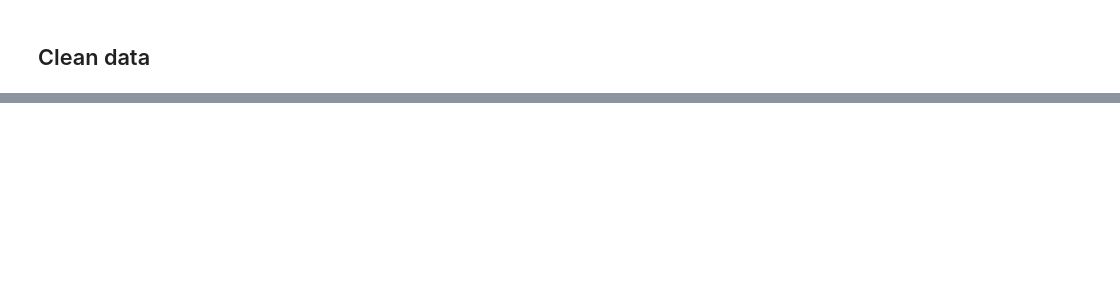
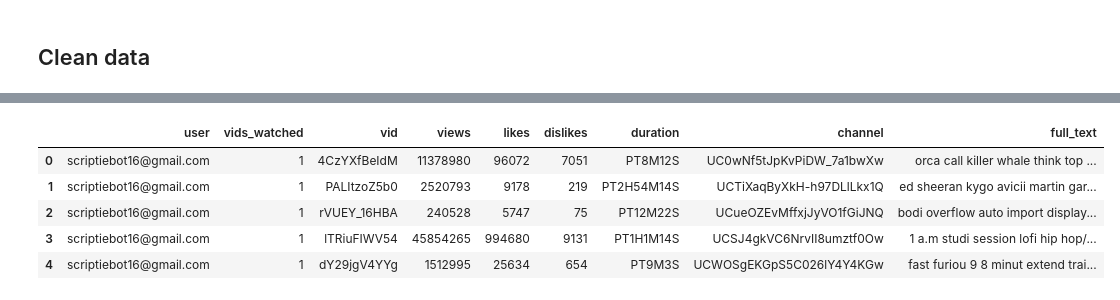
Before and after one commit to Roan-Schellingerhout/YouTube_conspiracy_paper, a Jupyter notebook: Results/Results recommendations.ipynb, the cells around one changed output, grey strips where cells are left out. Drawn from its saved outputs; the diff is of its cells as text; code cells hidden in the pictures; blank space fills up the shorter version.

```diff
--- a/Results/Results recommendations.ipynb
+++ b/Results/Results recommendations.ipynb
@@ -163,7 +182,10 @@ recs = recs.drop(["title", "description", "transcript", "channel_keywords", "cha
 # %%
 def translate_text(text):
     # Detect language
-    lang = detect(text)
+    try:
+        lang = detect(text)
+    except:
+        lang = "en"
     # If the text is not in English, translate it, otherwise just return
     if lang != "en":
         #The translator only handles texts of less than 5000 characters, so we have to split the text
@@ -215,4 +241,13 @@ def stem_text(text):
 recs['full_text'] = recs['full_text'].progress_apply(lambda text: stem_text(text))
 # %%
 recs["full_text"].fillna("", inplace=True)
+# %%
+recs.head()
+# %% [output]
+|  | user | vids_watched | vid | views | likes | dislikes | duration | channel | full_text |
+| 0 | scriptiebot16@gmail.com | 1 | 4CzYXfBeIdM | 11378980 | 96072 | 7051 | PT8M12S | UC0wNf5tJpKvPiDW_7a1bwXw | orca call killer whale think top ... |
+| 1 | scriptiebot16@gmail.com | 1 | PALItzoZ5b0 | 2520793 | 9178 | 219 | PT2H54M14S | UCTiXaqByXkH-h97DLlLkx1Q | ed sheeran kygo avicii martin gar... |
+| 2 | scriptiebot16@gmail.com | 1 | rVUEY_16HBA | 240528 | 5747 | 75 | PT12M22S | UCueOZEvMffxjJyVO1fGiJNQ | bodi overflow auto import display... |
+| 3 | scriptiebot16@gmail.com | 1 | lTRiuFIWV54 | 45854265 | 994680 | 9131 | PT1H1M14S | UCSJ4gkVC6NrvII8umztf0Ow | 1 a.m studi session lofi hip hop/... |
+| 4 | scriptiebot16@gmail.com | 1 | dY29jgV4YYg | 1512995 | 25634 | 654 | PT9M3S | UCWOSgEKGpS5C026lY4Y4KGw | fast furiou 9 8 minut extend trai... |
 # %%
```
Also changed, not shown: parts of 8 cells of this notebook, 2 other files.
